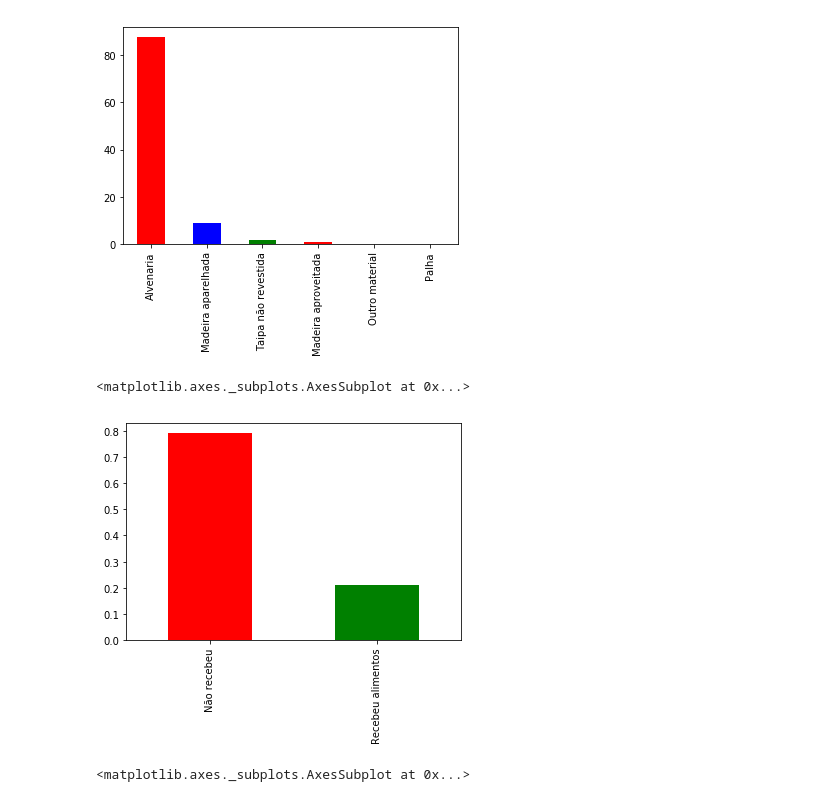
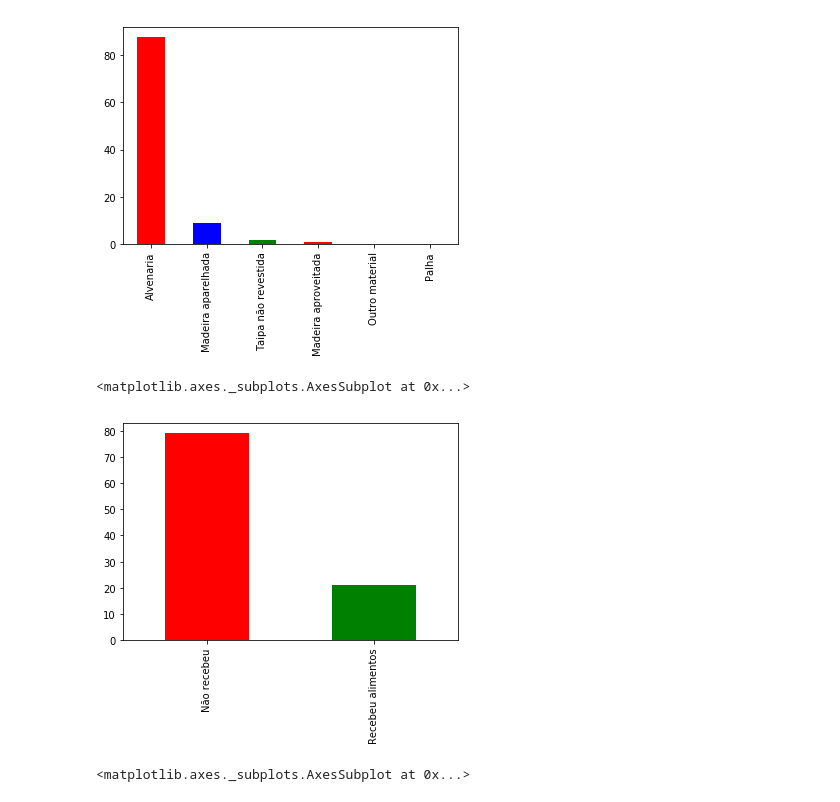
Before and after one commit to leonardoimakuma/projeto-1---CI-NCIA-DOS-DADOS, a Jupyter notebook: Projeto1 Layout.ipynb, the cells around one changed output. Drawn from its saved outputs; the diff is of its cells as text; code cells hidden in the pictures.

```diff
--- a/Projeto1 Layout.ipynb
+++ b/Projeto1 Layout.ipynb
@@ -38,7 +38,7 @@ C:\Users\Leonardo\Documents\insper\ciencia dos dados
 # %%
 dados= pd.read_csv('DOM2009.csv',sep=',')
 # %%
-dadosID = dados.loc[: ,["UF","V0203","V0207","V0229","V2136","V2103","V2107","V2109","V2119"]]
+dadosID = dados.loc[: ,["UF","V0203","V0207","V0229","V2136","V2103","V2107","V2109","V2119","V4621"]]
 # %%
 dadosCompletos=dadosID.dropna()
 # %%
@@ -109,9 +161,9 @@ CasaTipo.plot(kind='bar', color=('red', 'blue','green'), legend=False)
 # %%
-RecebeuComida = dadosCompletos.V2136.value_counts(normalize = True)
+RecebeuComida = dadosCompletos.V2136.value_counts(normalize = True)*100
 RecebeuComida.plot(kind='bar', color=('red', 'green','blue'), legend=False)
 # %% [output]
 <matplotlib.axes._subplots.AxesSubplot at 0x...>
-[figure, old version]
+[figure, new version]
 # %%
 #DP= recebimento de doação de comida pelo emagrecimento da população
 DP = pd.crosstab(dadosCompletos.V2119,dadosCompletos.V2136,rownames=['Doação'], colnames=['Recebeu doação e perdeu peso'])
```
Also changed, not shown: parts of 10 cells of this notebook.
